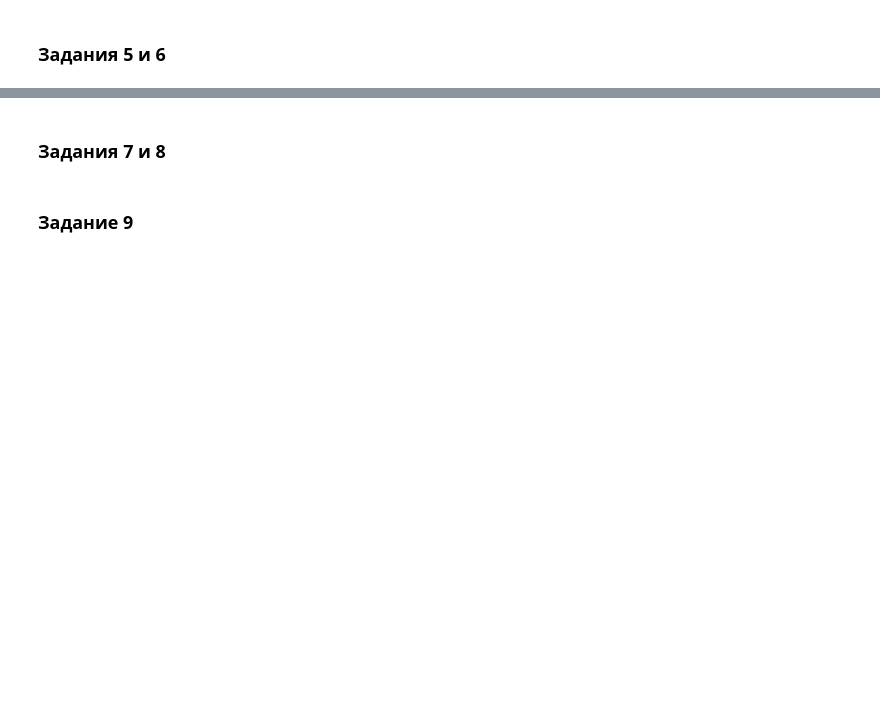
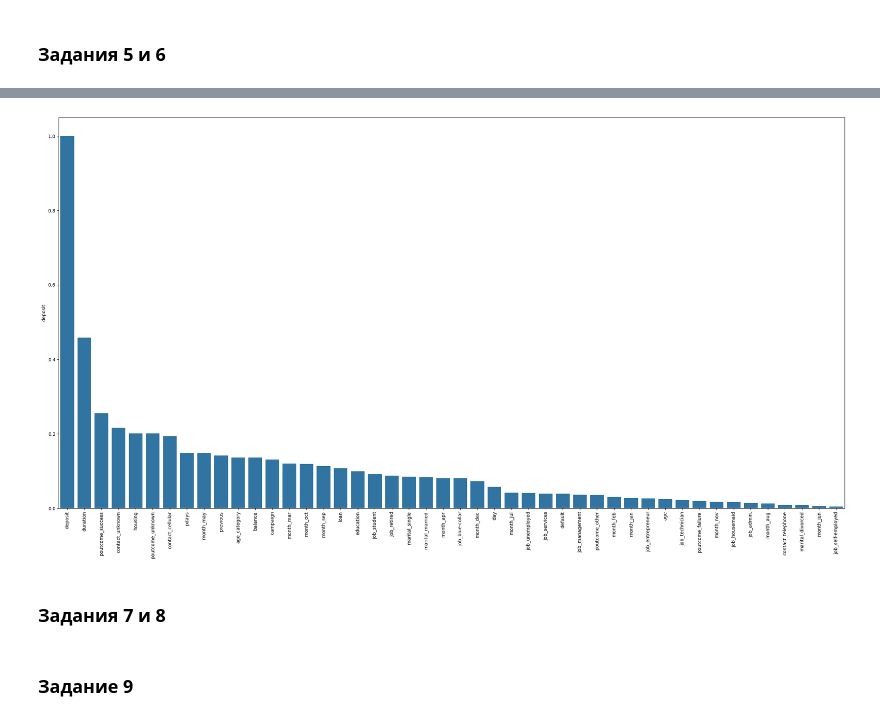
Before and after one commit to AntonYurkovskiy/Project_4_ML_BankDeposits, a Jupyter notebook: Project_4_ML.ipynb, the cells around one changed output, grey strips where cells are left out. Saved outputs shown, nothing was run; the diff lists cells and outputs as text; code cells hidden in the pictures; blank space fills up the shorter version.

```diff
--- a/Project_4_ML.ipynb
+++ b/Project_4_ML.ipynb
@@ -313,3 +426,10 @@ heat_cross.set_title('Сопряженность образования и се
+# %%
+plt.figure(figsize=(30,15));
+correliation = abs(data_cleaned.corr(numeric_only=True)['deposit']).sort_values(ascending=False)
+sns.barplot(correliation);
+plt.xticks(rotation=90);
+# %% [output]
+[figure, added]
 # %%
 # постройте корреляционную матрицу и оцените данные на предмет наличия мультиколлинеарности
 # %% [markdown]
```
Also changed, not shown: parts of 12 cells of this notebook.
